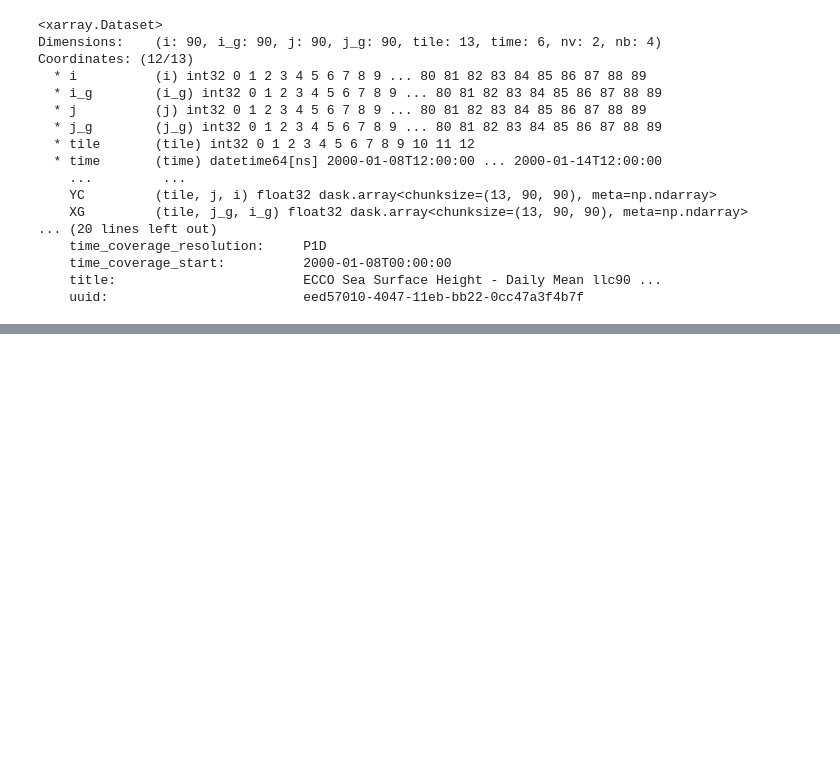
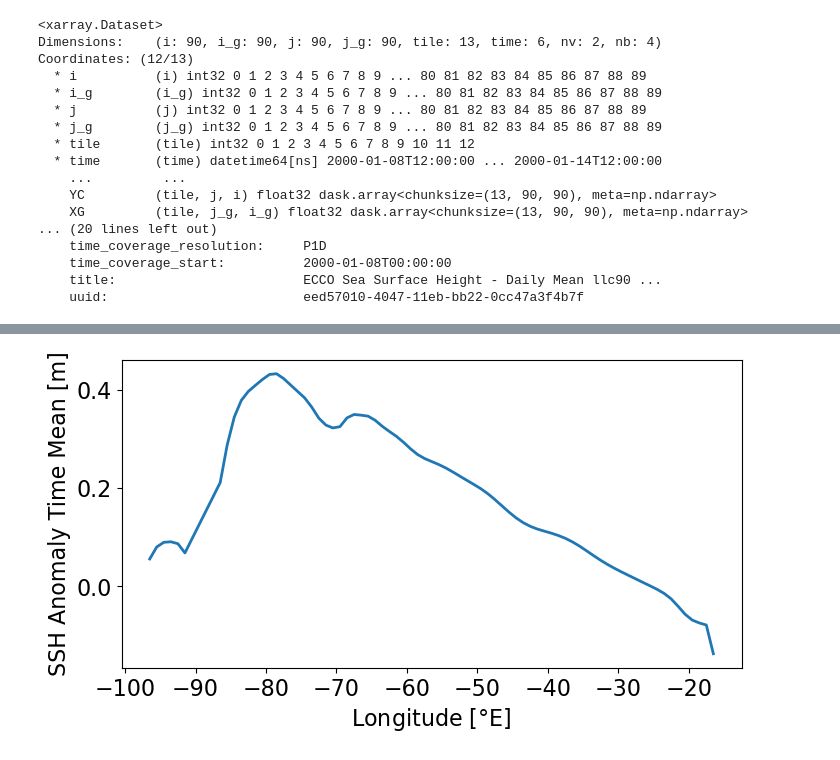
Before and after one commit to ai4er-cdt/OTP, a Jupyter notebook: ecco_variables.ipynb, the cells around one changed output, grey strips where cells are left out. Cells and saved outputs as stored; diff of their text form; code cells hidden in the pictures; blank space fills up the shorter version.

```diff
--- a/ecco_variables.ipynb
+++ b/ecco_variables.ipynb
@@ -88,0 +156,12 @@ cax.tick_params(labelsize=18)
+# %%
+# Plotting this as a curve to match NN input in Solodoch et al. (2023)
+nonzero_coords = np.nonzero(np.nan_to_num(SSH_lat_205))
+SSH_lat_205_1d = SSH_lat_205[nonzero_coords[0], nonzero_coords[1]]
+lon_values = new_grid_lon_centers[0][nonzero_coords[1]]
+
+plt.figure(figsize = (8, 4))
+plt.plot(lon_values, SSH_lat_205_1d, linewidth = 2)
+plt.xlabel('Longitude [$\\degree$E]')
+plt.ylabel('SSH Anomaly Time Mean [m]');
+# %% [output]
+[figure, added]
```
Also changed, not shown: parts of 6 cells of this notebook.
